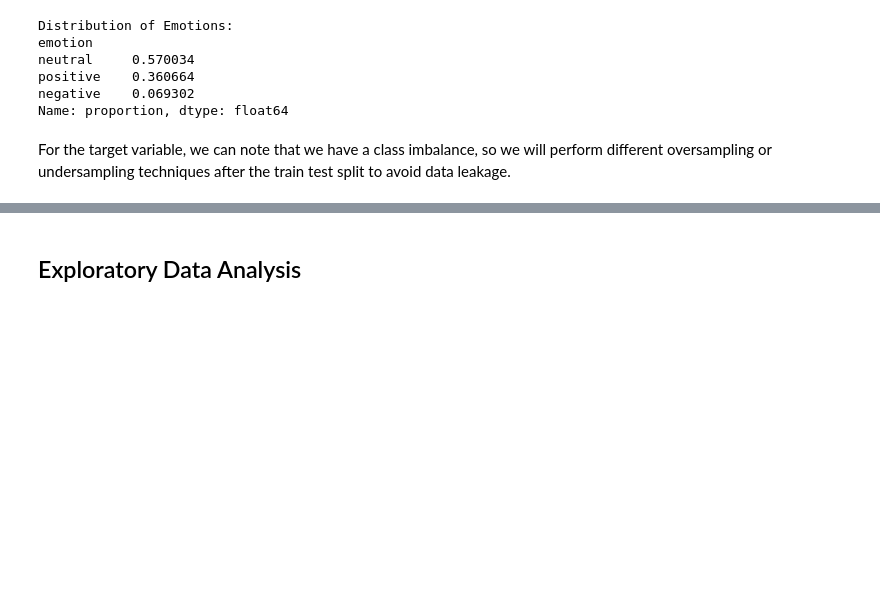
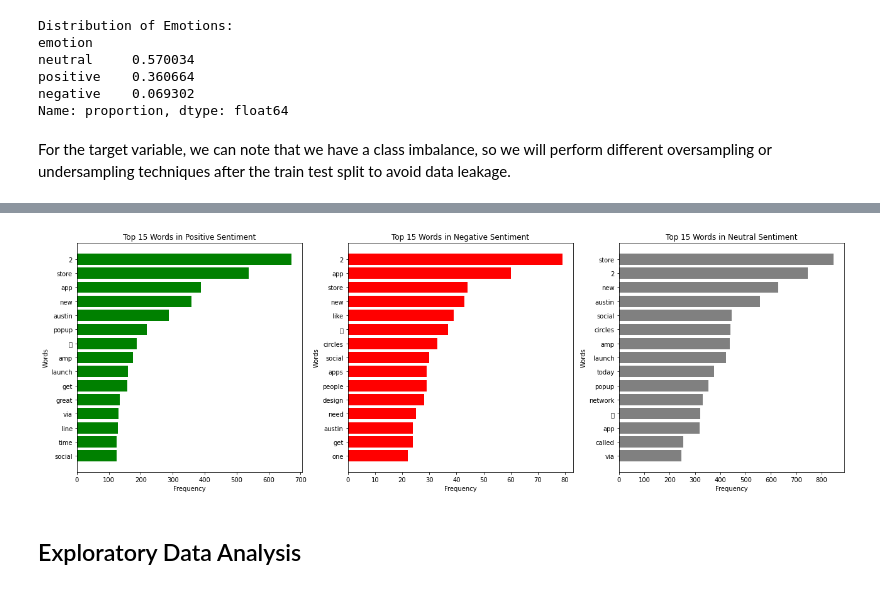
Before and after one commit to KImondorose/Deciphering-the-Public-Opinion-on-Apple, a Jupyter notebook: work_in_progress/dave.ipynb, the cells around one changed output, grey strips where cells are left out. Saved outputs shown, nothing was run; the diff lists cells and outputs as text; code cells hidden in the pictures; blank space fills up the shorter version.

Commit message:
Data Preprocessing-tokenization and stopword removal

```diff
--- a/work_in_progress/dave.ipynb
+++ b/work_in_progress/dave.ipynb
@@ -319,3 +346,54 @@ For the target variable, we can note that we have a class imbalance, so we will
+# %%
+
+# Initialize Tweet Tokenizer
+tknzr = TweetTokenizer(strip_handles=True, preserve_case=False)
+
+# Stopwords and additional custom stopwords
+stop_words = set(stopwords.words('english'))
+additional_stopwords = ["ipad", "google", "apple", "iphone", "android", "sxsw", "rt", "link", "mention"]
+stop_words.update(additional_stopwords)
+
+# Tokenization and stopword removal function
+def preprocess_and_tokenize(text):
+    text = re.sub(r'http\S+', '', text)  # Remove URLs
+    text = text.translate(str.maketrans('', '', string.punctuation))  # Remove punctuation
+    tokens = tknzr.tokenize(text)  # Tokenize
+    tokens = [token for token in tokens if token not in stop_words]  # Remove stopwords
+    return tokens
+
+# Apply tokenization and stopword removal
+df['tokens'] = df['tweet'].apply(preprocess_and_tokenize)
+
+# Function to get most common words for each sentiment
+def get_most_common_words_by_sentiment(df, emotion, column_name, N=15):
+    emotion_df = df[df['emotion'] == emotion]
+    all_tokens = [token for tokens in emotion_df[column_name] for token in tokens]
+    return Counter(all_tokens).most_common(N)
+
+# Get top words for each sentiment
+top_positive_words = get_most_common_words_by_sentiment(df, 'positive', 'tokens')
+top_negative_words = get_most_common_words_by_sentiment(df, 'negative', 'tokens')
+top_neutral_words = get_most_common_words_by_sentiment(df, 'neutral', 'tokens')
+
+# Function to plot word frequencies as a bar chart
+def plot_word_frequencies(axes, word_freq, title, color):
+    words, freqs = zip(*word_freq)
+    axes.barh(words, freqs, color=color)
+    axes.set_xlabel('Frequency')
+    axes.set_ylabel('Words')
+    axes.set_title(title)
+    axes.invert_yaxis()
+
+fig, axes = plt.subplots(nrows=1, ncols=3, figsize=(18, 6))
+
+plot_word_frequencies(axes[0], top_positive_words, 'Top 15 Words in Positive Sentiment', 'green')
+plot_word_frequencies(axes[1], top_negative_words, 'Top 15 Words in Negative Sentiment', 'red')
+plot_word_frequencies(axes[2], top_neutral_words, 'Top 15 Words in Neutral Sentiment', 'gray')
+
+plt.tight_layout()
+plt.show()
+# %% [output]
+[figure, added]
 # %% [markdown]
 ## Exploratory Data Analysis
 # %% [markdown]
```
Also changed, not shown: parts of 5 cells of this notebook.
